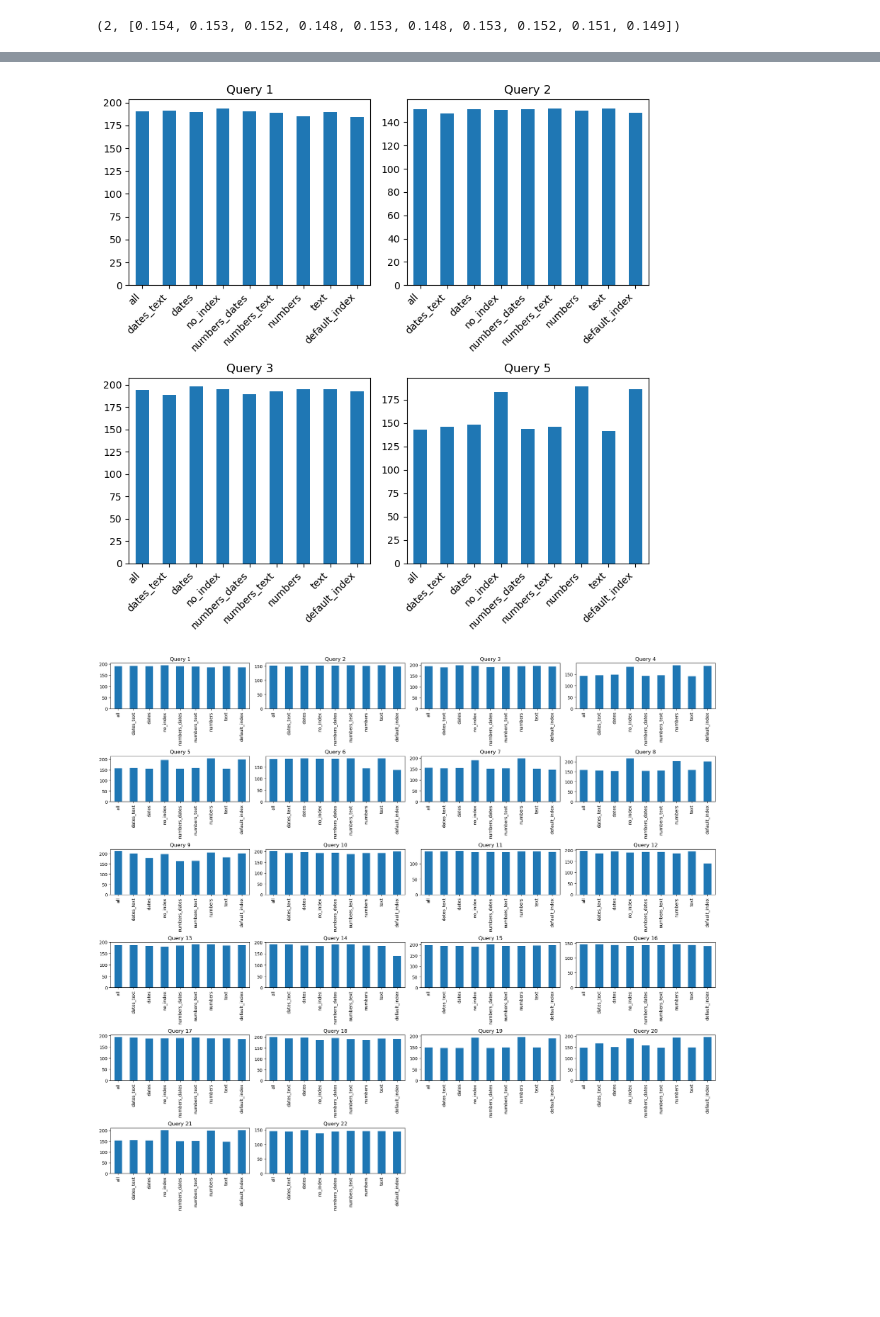
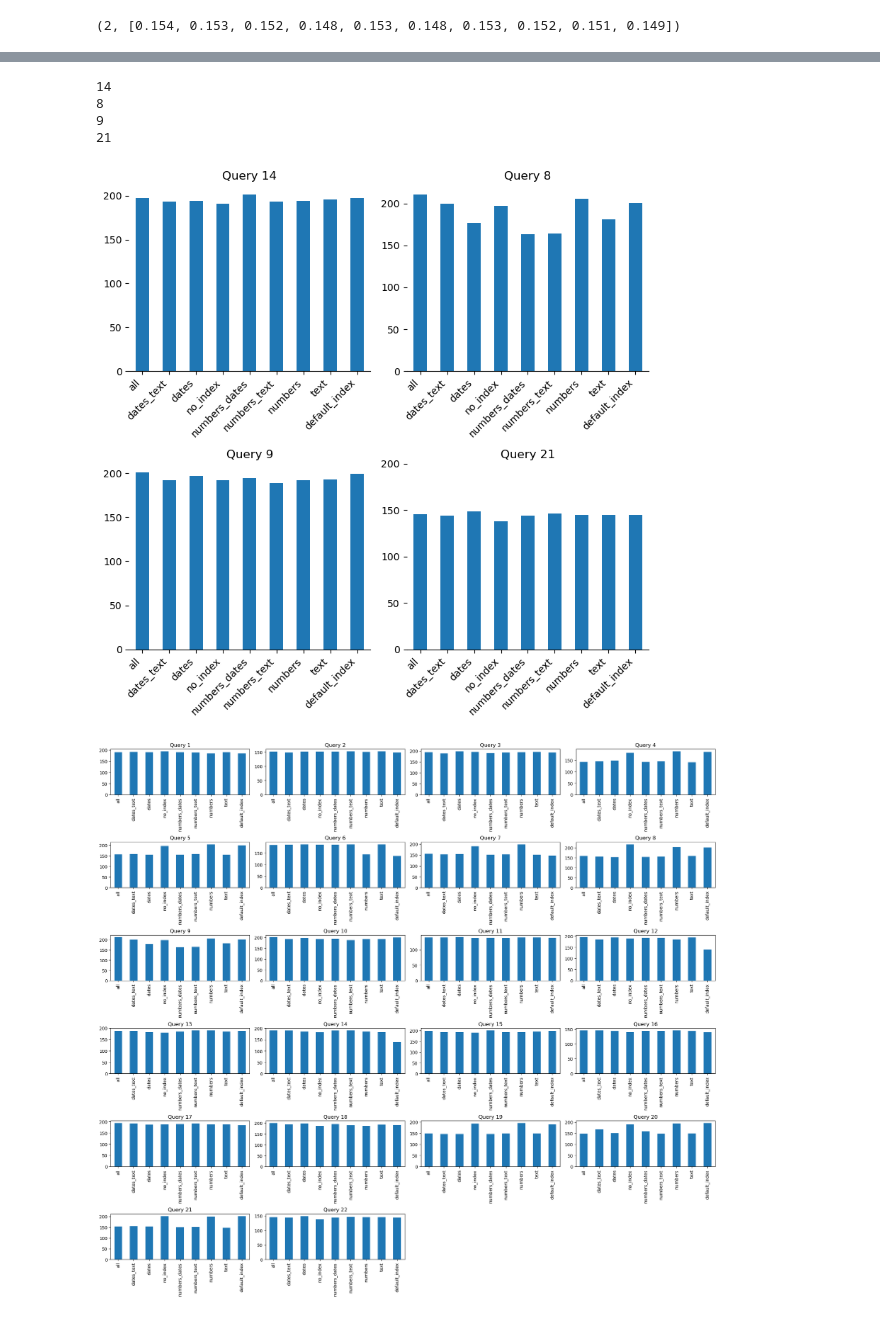
Before and after one commit to xXPinkmagicXx/csp_db, a Jupyter notebook: execution_time.ipynb, the cells around one changed output, grey strips where cells are left out. Saved outputs shown, nothing was run; the diff lists cells and outputs as text; code cells hidden in the pictures; blank space fills up the shorter version.

Commit message:
fix indexing

```diff
--- a/execution_time.ipynb
+++ b/execution_time.ipynb
@@ -82,12 +82,16 @@ def display_4_queries(scale: str, four_quries:list[int]):
       row = (i - 1) // 2
       col = (i - 1) % 2
       ax = axes[row, col]
-      df.iloc[i-1].plot(kind="bar", ax=ax)
+      # Ge query index from the list
+      query_idx = four_quries[i-1]
+      # query_idx
+      df.iloc[query_idx-1].plot(kind="bar", ax=ax)
       ax.set_title(f"Query {four_quries[i-1]}")
       ax.set_xticklabels(ax.get_xticklabels(), rotation=45, ha='right')  # Rotate x-tick labels
       ax.spines["top"].set_visible(False)
       ax.spines["right"].set_visible(False)
       ax.spines["left"].set_visible(False)
+      ax.set_yticks(range(0, 201, 50))
 
    # Hide any unused subplots
    plt.tight_layout()
@@ -96,7 +120,11 @@ def display_4_queries(scale: str, four_quries:list[int]):
 # %%
-display_4_queries("sf1", [1,2,3,5])
+display_4_queries("sf1", [14,8,9,21])
 # %% [output]
+14
+8
+9
+21
-[figure, old version]
+[figure, new version]
 # %%
 def display_all_queries_for_scale(scale: str):
     path = f"result_{scale}/avg_exec_time.csv"
```
Also changed, not shown: parts of 1 cell of this notebook, 1 other file.
